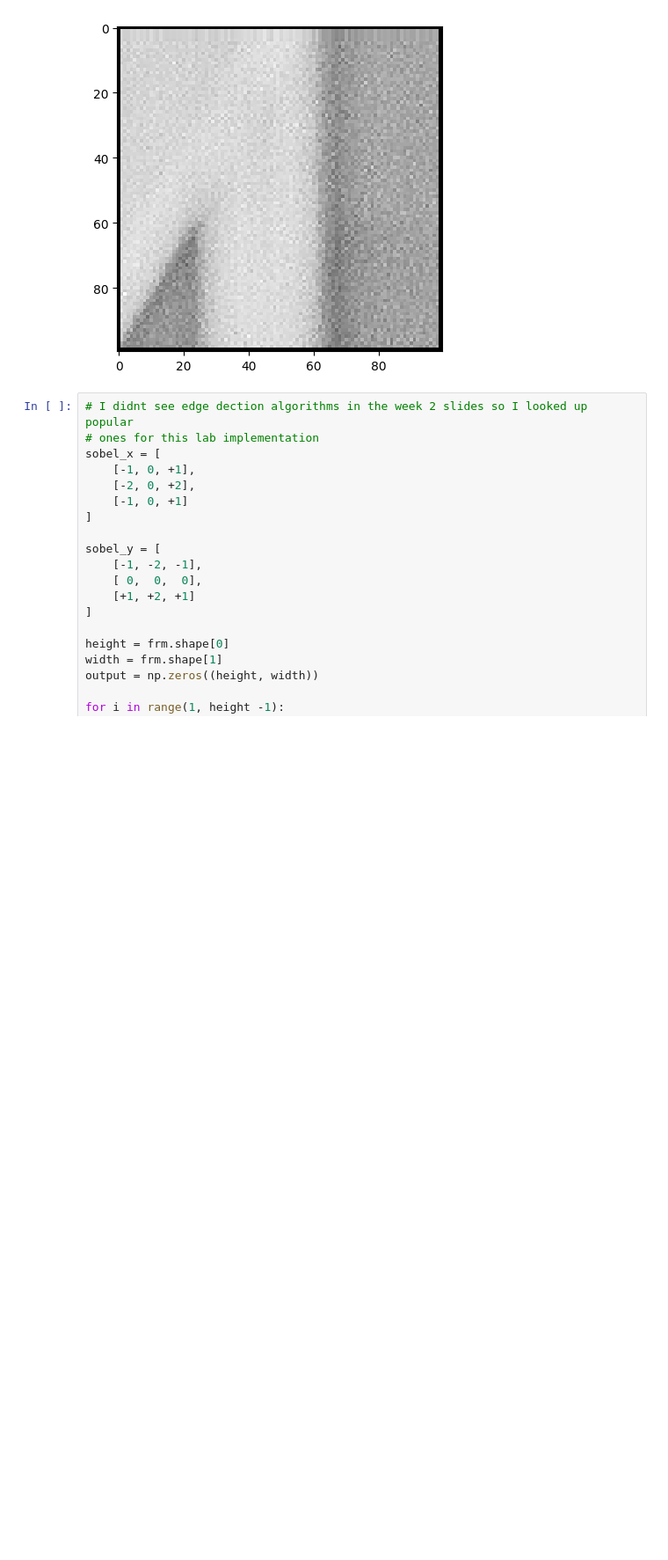
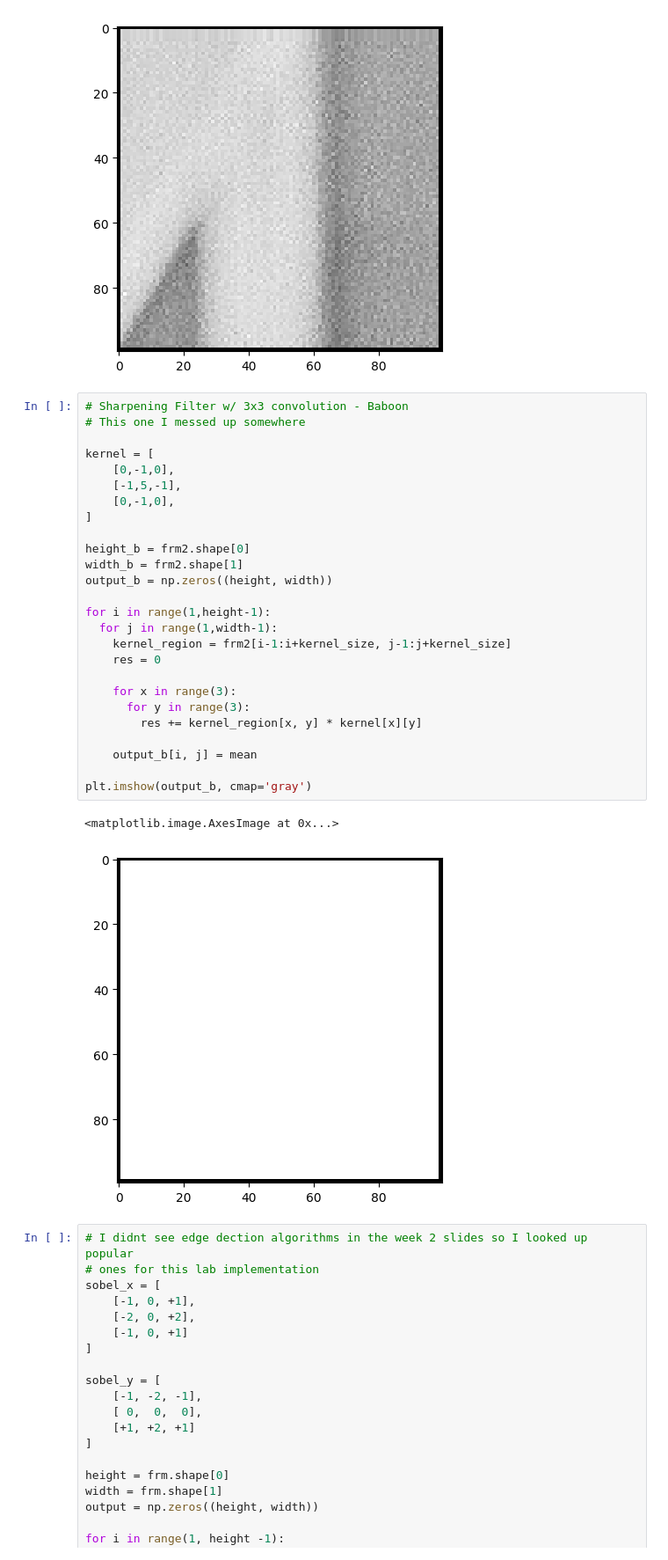
Before and after one commit to tferdous17/CSC467_Week2_Lab, a Jupyter notebook: lab2.ipynb, the cells around one changed output. Shown at 88% size. Drawn from its saved outputs; the diff is of its cells as text; blank space fills up the shorter version.

```diff
--- a/lab2.ipynb
+++ b/lab2.ipynb
@@ -97,6 +130,35 @@ plt.imshow(output, cmap='gray')
 # %% [output]
 <matplotlib.image.AxesImage at 0x...>
 [figure]
+# %%
+# Sharpening Filter w/ 3x3 convolution - Baboon
+# This one I messed up somewhere
+
+kernel = [
+    [0,-1,0],
+    [-1,5,-1],
+    [0,-1,0],
+]
+
+height_b = frm2.shape[0]
+width_b = frm2.shape[1]
+output_b = np.zeros((height, width))
+
+for i in range(1,height-1):
+  for j in range(1,width-1):
+    kernel_region = frm2[i-1:i+kernel_size, j-1:j+kernel_size]
+    res = 0
+
+    for x in range(3):
+      for y in range(3):
+        res += kernel_region[x, y] * kernel[x][y]
+
+    output_b[i, j] = mean
+
+plt.imshow(output_b, cmap='gray')
+# %% [output]
+<matplotlib.image.AxesImage at 0x...>
+[figure, added]
 # %%
 # I didnt see edge dection algorithms in the week 2 slides so I looked up popular
 # ones for this lab implementation
```
Also changed, not shown: parts of 5 cells of this notebook.
